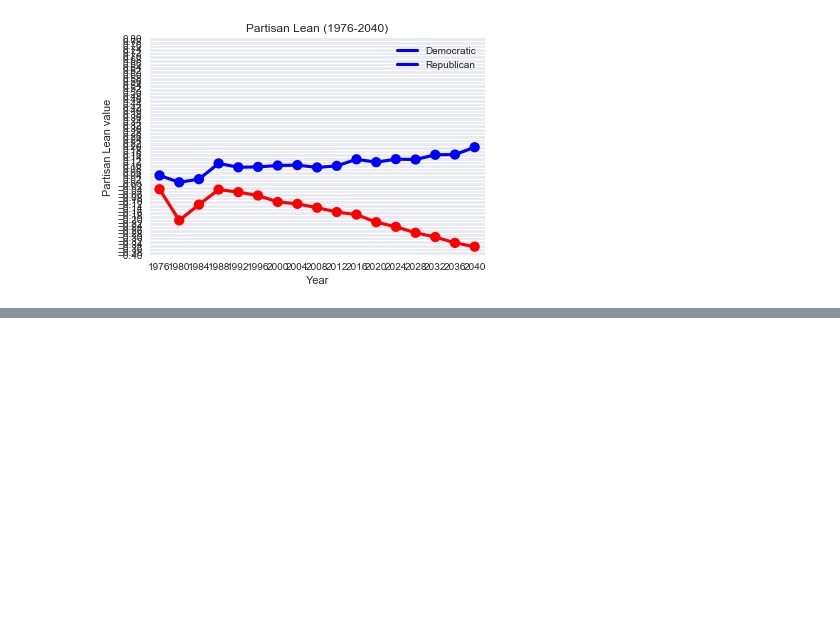
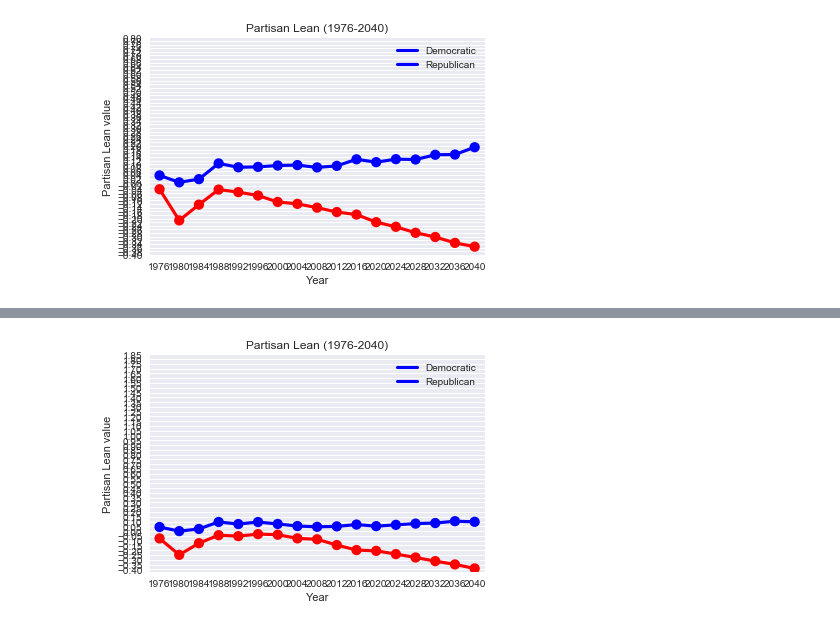
Before and after one commit to manav95/PartisanLeanRepo, a Jupyter notebook: FinalNotebook.ipynb, the cells around one changed output, grey strips where cells are left out. Saved outputs shown, nothing was run; the diff lists cells and outputs as text; code cells hidden in the pictures; blank space fills up the shorter version.

```diff
--- a/FinalNotebook.ipynb
+++ b/FinalNotebook.ipynb
@@ -111,8 +111,8 @@ def plotLeans(df):
 
     yList = [-.4]
     s = -.40
-    for a in range(60):
-        s += .02
+    for a in range(45):
+        s += .05
         yList.append(s)
 
     ax.set_yticks(yList)
@@ -298,0 +360,4 @@ plotLeans(oregonFrame)
+# %%
+plotLeans(illinoisFrame)
+# %% [output]
+[figure, added]
```
Also changed, not shown: parts of 9 cells of this notebook, 3 other files.
